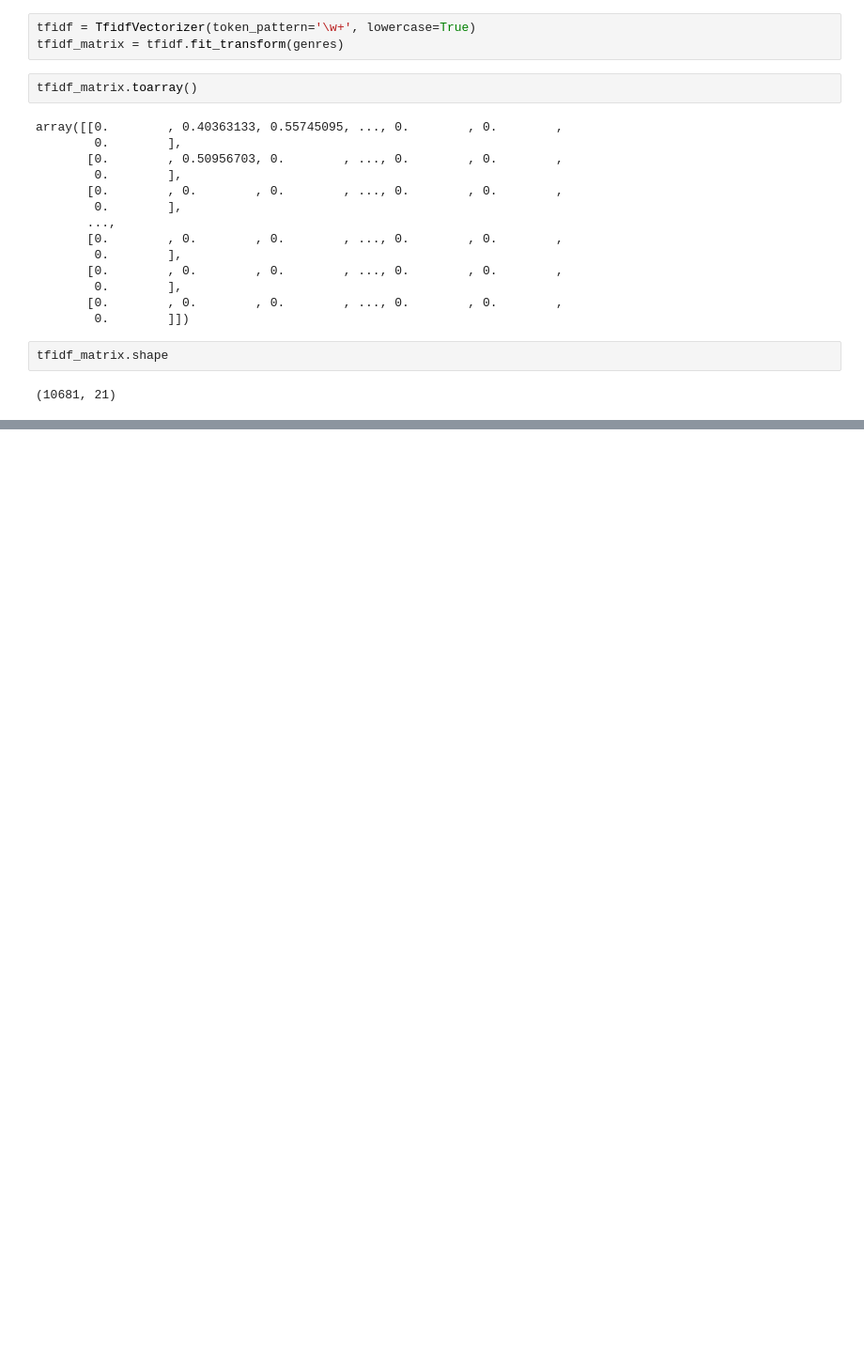
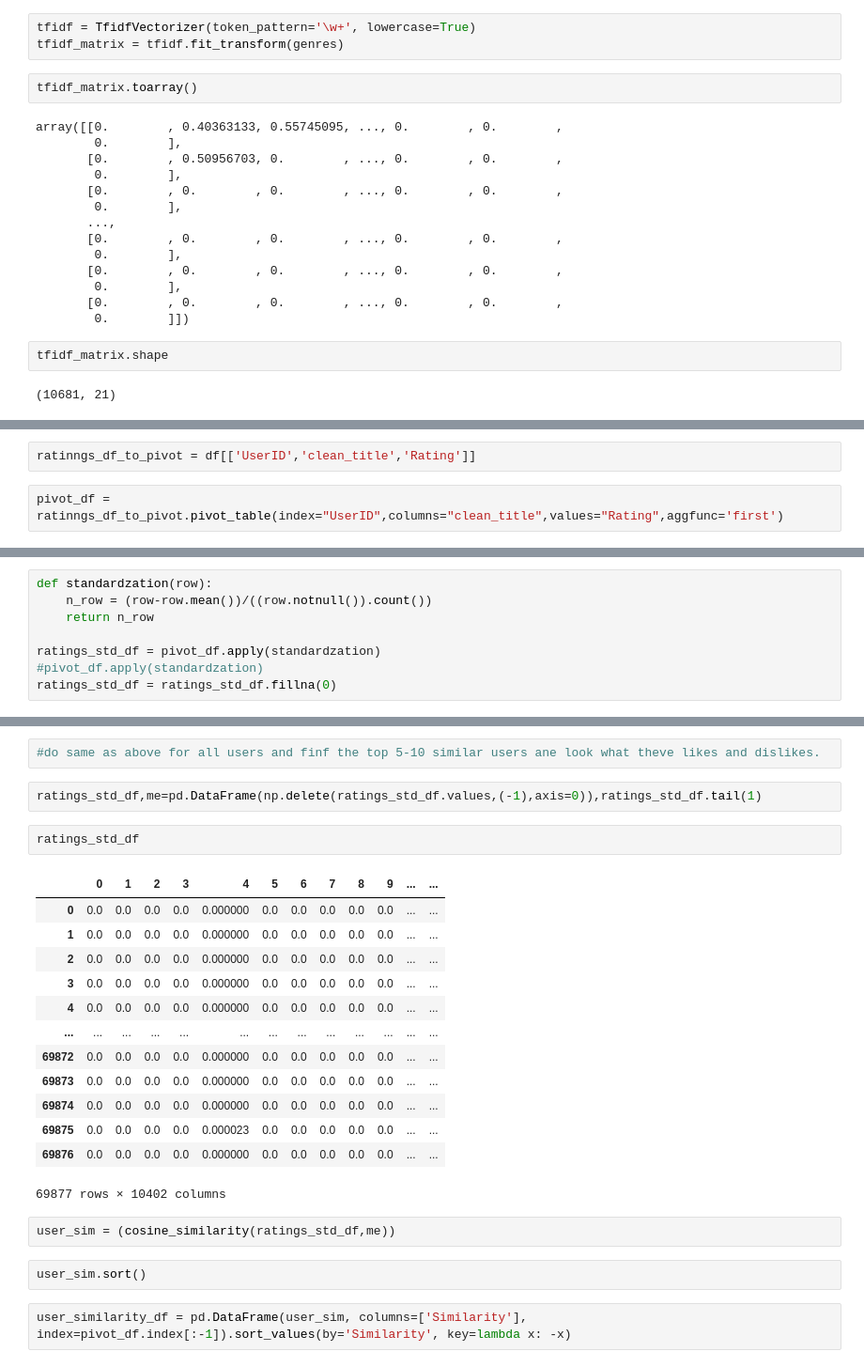
Before and after one commit to himanshuchuri/Netflix_price_data_recomendation_system, a Jupyter notebook: recomendation.ipynb, the cells around one changed output, grey strips where cells are left out. Shown at 94% size. Drawn from its saved outputs; the diff is of its cells as text; blank space fills up the shorter version.

Commit message:
simmilar users to a profile

```diff
--- a/recomendation.ipynb
+++ b/recomendation.ipynb
@@ -77,0 +152,4 @@ array([[1.        , 0.79210645, 0.14573466, ..., 0.19203468, 0.        ,
+# %%
+ratinngs_df_to_pivot = df[['UserID','clean_title','Rating']]
+# %%
+pivot_df = ratinngs_df_to_pivot.pivot_table(index="UserID",columns="clean_title",values="Rating",aggfunc='first')
@@ -77,0 +173,8 @@ array([[1.        , 0.79210645, 0.14573466, ..., 0.19203468, 0.        ,
+# %%
+def standardzation(row):
+    n_row = (row-row.mean())/((row.notnull()).count())
+    return n_row
+
+ratings_std_df = pivot_df.apply(standardzation)
+#pivot_df.apply(standardzation)
+ratings_std_df = ratings_std_df.fillna(0)
@@ -77,0 +192,26 @@ array([[1.        , 0.79210645, 0.14573466, ..., 0.19203468, 0.        ,
+# %%
+#do same as above for all users and finf the top 5-10 similar users ane look what theve likes and dislikes.
+# %%
+ratings_std_df,me=pd.DataFrame(np.delete(ratings_std_df.values,(-1),axis=0)),ratings_std_df.tail(1)
+# %%
+ratings_std_df
+# %% [output]
+|  | 0 | 1 | 2 | 3 | 4 | 5 | 6 | 7 | 8 | 9 | ... | ... |
+| 0 | 0.0 | 0.0 | 0.0 | 0.0 | 0.000000 | 0.0 | 0.0 | 0.0 | 0.0 | 0.0 | ... | ... |
+| 1 | 0.0 | 0.0 | 0.0 | 0.0 | 0.000000 | 0.0 | 0.0 | 0.0 | 0.0 | 0.0 | ... | ... |
+| 2 | 0.0 | 0.0 | 0.0 | 0.0 | 0.000000 | 0.0 | 0.0 | 0.0 | 0.0 | 0.0 | ... | ... |
+| 3 | 0.0 | 0.0 | 0.0 | 0.0 | 0.000000 | 0.0 | 0.0 | 0.0 | 0.0 | 0.0 | ... | ... |
+| 4 | 0.0 | 0.0 | 0.0 | 0.0 | 0.000000 | 0.0 | 0.0 | 0.0 | 0.0 | 0.0 | ... | ... |
+| ... | ... | ... | ... | ... | ... | ... | ... | ... | ... | ... | ... | ... |
+| 69872 | 0.0 | 0.0 | 0.0 | 0.0 | 0.000000 | 0.0 | 0.0 | 0.0 | 0.0 | 0.0 | ... | ... |
+| 69873 | 0.0 | 0.0 | 0.0 | 0.0 | 0.000000 | 0.0 | 0.0 | 0.0 | 0.0 | 0.0 | ... | ... |
+| 69874 | 0.0 | 0.0 | 0.0 | 0.0 | 0.000000 | 0.0 | 0.0 | 0.0 | 0.0 | 0.0 | ... | ... |
+| 69875 | 0.0 | 0.0 | 0.0 | 0.0 | 0.000023 | 0.0 | 0.0 | 0.0 | 0.0 | 0.0 | ... | ... |
+| 69876 | 0.0 | 0.0 | 0.0 | 0.0 | 0.000000 | 0.0 | 0.0 | 0.0 | 0.0 | 0.0 | ... | ... |
+69877 rows × 10402 columns
+# %%
+user_sim = (cosine_similarity(ratings_std_df,me))
+# %%
+user_sim.sort()
+# %%
+user_similarity_df = pd.DataFrame(user_sim, columns=['Similarity'], index=pivot_df.index[:-1]).sort_values(by='Similarity', key=lambda x: -x)
```
Also changed, not shown: parts of 26 cells of this notebook, 1 other file.
